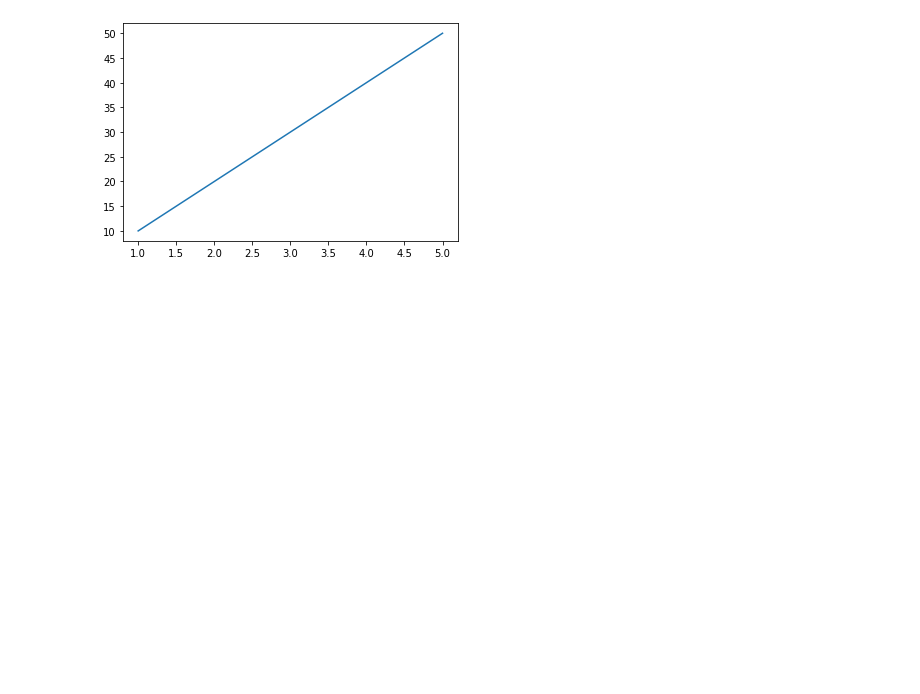
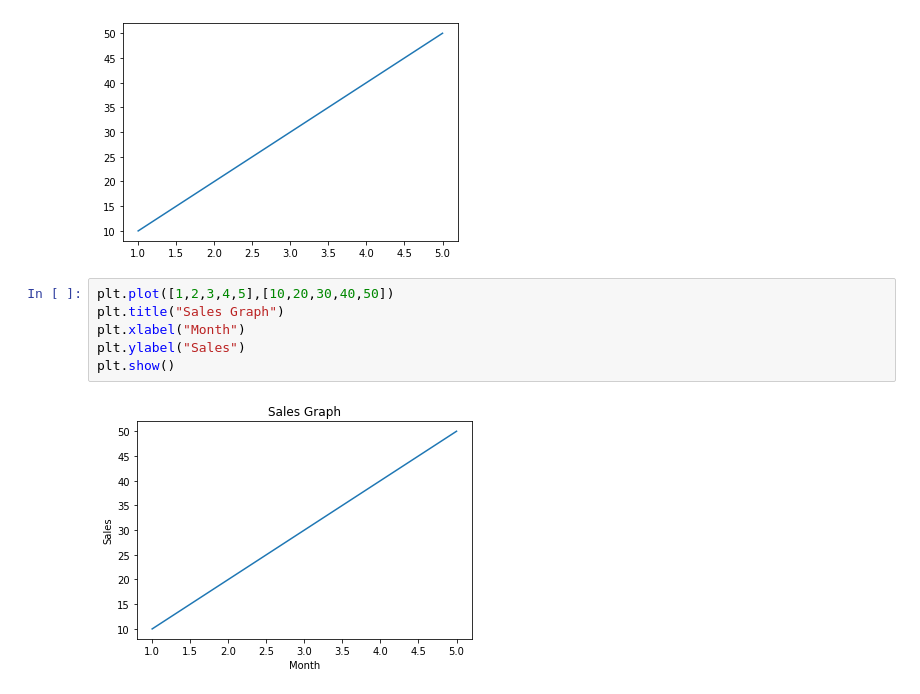
Before and after one commit to sajid-munawar/Matplotlib, a Jupyter notebook: Matplotlib.ipynb, the cells around one changed output. Drawn from its saved outputs; the diff is of its cells as text; blank space fills up the shorter version.

```diff
--- a/Matplotlib.ipynb
+++ b/Matplotlib.ipynb
@@ -8,3 +8,11 @@ plt.plot([1,2,3,4,5],[10,20,30,40,50])
 plt.show()
 # %% [output]
 [figure]
+# %%
+plt.plot([1,2,3,4,5],[10,20,30,40,50])
+plt.title("Sales Graph")
+plt.xlabel("Month")
+plt.ylabel("Sales")
+plt.show()
+# %% [output]
+[figure, added]
```
Also changed, not shown: parts of 5 cells of this notebook.
